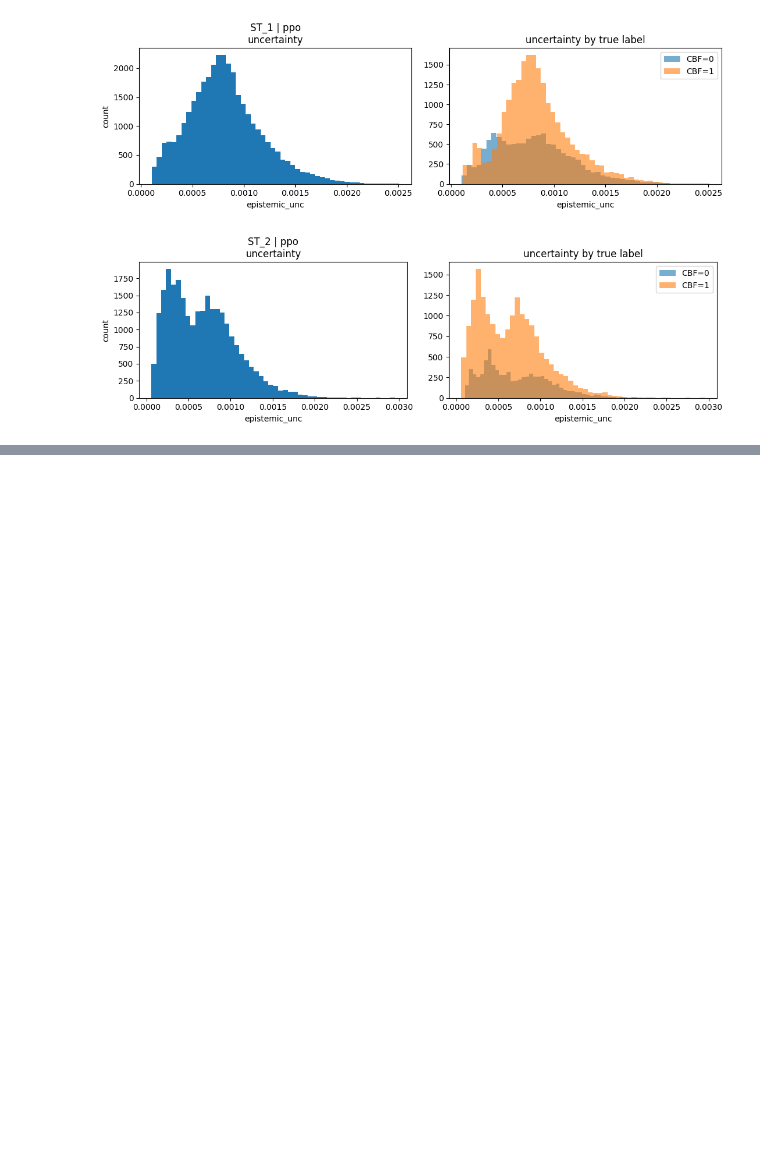
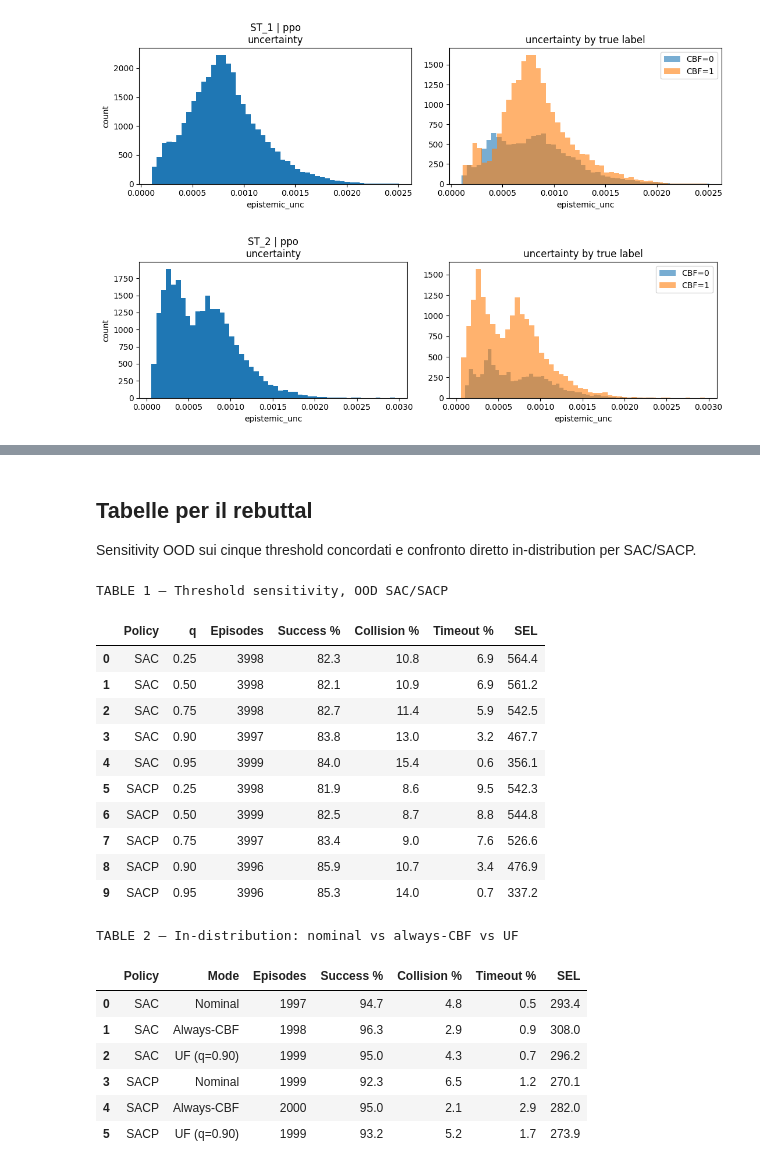
Before and after one commit to GiacomoAru/UASRL, a Jupyter notebook: data_analysis_2.ipynb, the cells around one changed output, grey strips where cells are left out. Cells and saved outputs as stored; diff of their text form; code cells hidden in the pictures; blank space fills up the shorter version.

```diff
--- a/data_analysis_2.ipynb
+++ b/data_analysis_2.ipynb
@@ -1961,3 +1962,7 @@ analyze_stats('./results_stats/stats_ppo.json',
 | 2 | ST_1 | ppo | 34701.00 | 20565.082945 | 11127.813234 | 1056.186766 | 1951.917055 | 0.623073 | 0.648886 | 0.913314 | 0.758721 | ... |
 | 3 | ST_2 | ppo | 26528.00 | 10840.434791 | 4518.198735 | 3285.801265 | 7883.565209 | 0.532503 | 0.705820 | 0.578959 | 0.636127 | ... |
 | 4 | MEAN | ALL | 21946.25 | 9530.121465 | 5567.715706 | 2648.284294 | 4200.128535 | 0.533003 | 0.592424 | 0.628202 | 0.597285 | ... |
+# %% [markdown]
+## Tabelle per il rebuttal
+
+Sensitivity OOD sui cinque threshold concordati e confronto diretto in-distribution per SAC/SACP.
@@ -1963,0 +2138,26 @@ analyze_stats('./results_stats/stats_ppo.json',
+# %%
+threshold_table, id_table = print_rebuttal_tables()
+# Per vedere separatamente OOD1 e OOD2:
+# threshold_table_by_env, _ = print_rebuttal_tables(aggregate_ood=False)
+# Per stampare anche il LaTeX: print_rebuttal_tables(latex=True)
+# %% [output]
+TABLE 1 — Threshold sensitivity, OOD SAC/SACP
+|  | Policy | q | Episodes | Success % | Collision % | Timeout % | SEL |
+| 0 | SAC | 0.25 | 3998 | 82.3 | 10.8 | 6.9 | 564.4 |
+| 1 | SAC | 0.50 | 3998 | 82.1 | 10.9 | 6.9 | 561.2 |
+| 2 | SAC | 0.75 | 3998 | 82.7 | 11.4 | 5.9 | 542.5 |
+| 3 | SAC | 0.90 | 3997 | 83.8 | 13.0 | 3.2 | 467.7 |
+| 4 | SAC | 0.95 | 3999 | 84.0 | 15.4 | 0.6 | 356.1 |
+| 5 | SACP | 0.25 | 3998 | 81.9 | 8.6 | 9.5 | 542.3 |
+| 6 | SACP | 0.50 | 3999 | 82.5 | 8.7 | 8.8 | 544.8 |
+| 7 | SACP | 0.75 | 3997 | 83.4 | 9.0 | 7.6 | 526.6 |
+| 8 | SACP | 0.90 | 3996 | 85.9 | 10.7 | 3.4 | 476.9 |
+| 9 | SACP | 0.95 | 3996 | 85.3 | 14.0 | 0.7 | 337.2 |
+TABLE 2 — In-distribution: nominal vs always-CBF vs UF
+|  | Policy | Mode | Episodes | Success % | Collision % | Timeout % | SEL |
+| 0 | SAC | Nominal | 1997 | 94.7 | 4.8 | 0.5 | 293.4 |
+| 1 | SAC | Always-CBF | 1998 | 96.3 | 2.9 | 0.9 | 308.0 |
+| 2 | SAC | UF (q=0.90) | 1999 | 95.0 | 4.3 | 0.7 | 296.2 |
+| 3 | SACP | Nominal | 1999 | 92.3 | 6.5 | 1.2 | 270.1 |
+| 4 | SACP | Always-CBF | 2000 | 95.0 | 2.1 | 2.9 | 282.0 |
+| 5 | SACP | UF (q=0.90) | 1999 | 93.2 | 5.2 | 1.7 | 273.9 |
```
Also changed, not shown: parts of 2 cells of this notebook, 21 other files.
